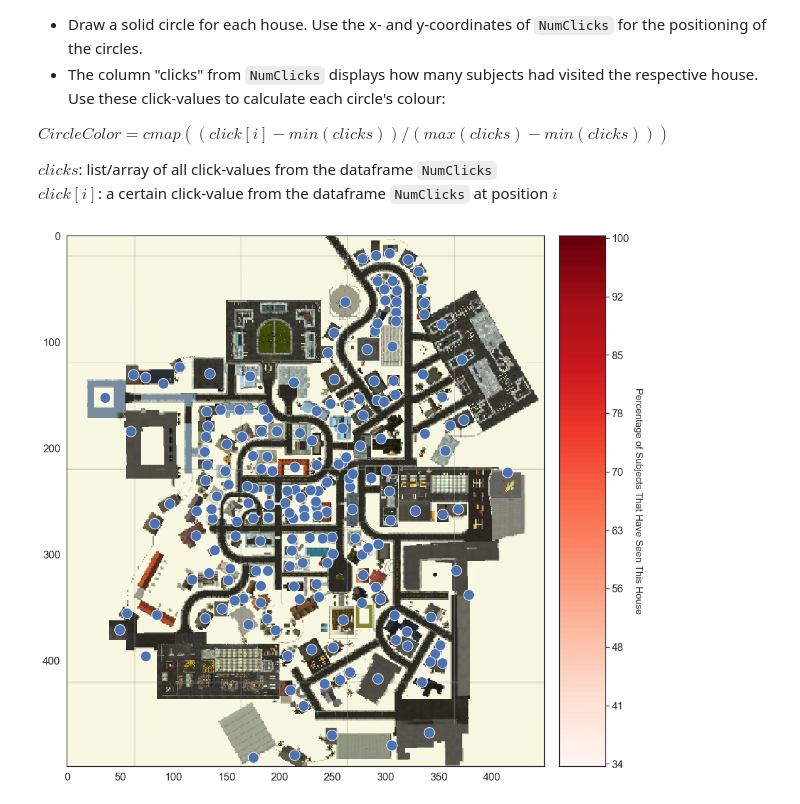
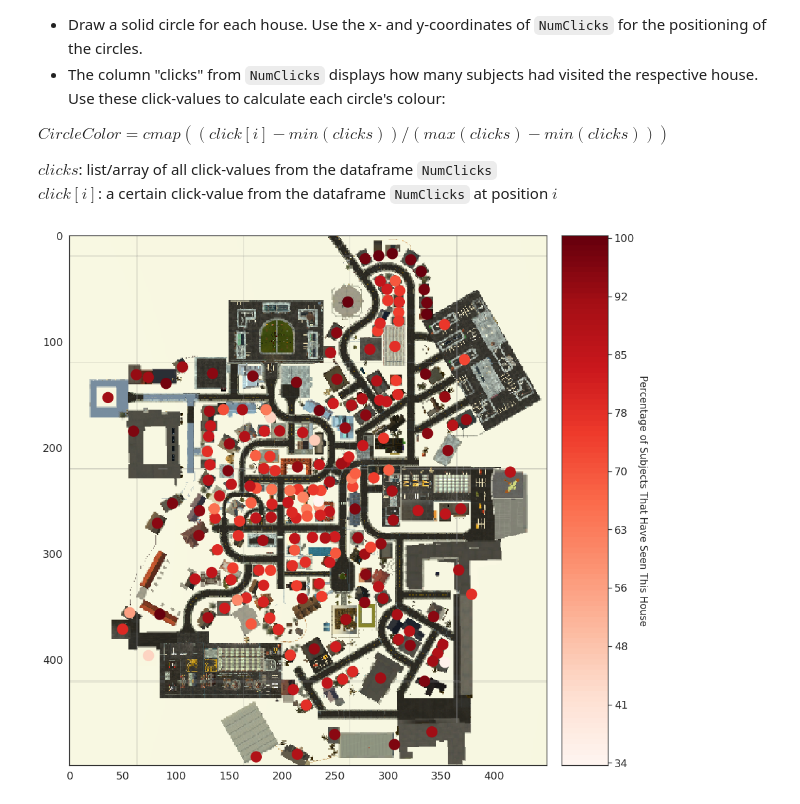
Before and after one commit to NBP-ACC/week-6-acc_8, a Jupyter notebook: sheet04.ipynb, the cells around one changed output. Cells and saved outputs as stored; diff of their text form; code cells hidden in the pictures.

```diff
--- a/sheet04.ipynb
+++ b/sheet04.ipynb
@@ -315,43 +319,35 @@
 # set the path as file 'Data', read the image
 PATH = os.getcwd()+ '/Data/'
 SeahavenMap = Image.open(PATH + 'map5.png')
 NumClicks = pd.read_csv(PATH + 'Clicks.csv')
 
 
 # set everything up to display the Seahaven Map
 fig = plt.figure(figsize=(15,15))
 SeahavenMap = SeahavenMap.resize((450,500))
 ax = plt.subplot2grid((10, 10), (0, 0), colspan=9,rowspan=10)
 plt.imshow(SeahavenMap, aspect = 'equal')
 
 # choose a colormap for the circles that display the houses
 cmap = plt.cm.get_cmap('Reds')
 
 # draw the circles and give them the right color (using the given colormap)
-# TODO
-
-x = NumClicks['x']
-y = NumClicks['y']
-for xx,yy in zip(x,y):
-    circ = plt.Circle((xx,yy), 5)
-    ax.add_patch(circ)
-
 clicks = NumClicks['clicks']
-for house in NumClicks['House']:
-    for i in clicks:
-        CircleColor = cmap((clicks[i] - min(clicks)) / (max(clicks) - min(clicks)))
-
+for index, row in NumClicks.iterrows():
+    CircleColor = cmap((clicks[index] - min(clicks))/(max(clicks) - min(clicks)))
+    circle = plt.Circle((row['x'],row['y']), color=CircleColor)
+    ax.add_artist(circle)
 
 # set everything up to display the Colormap / legend for the circle's colors
 a=np.outer(np.arange(0,1,0.01),np.ones(3))
 ax2 = plt.subplot2grid((10, 10), (0, 9),rowspan=10)
 plt.imshow(a,aspect='auto',cmap='Reds',origin="lower")
 ax2.get_xaxis().set_ticks([])
 ax2.get_yaxis().set_ticks(np.linspace(0,99,10))
 ax2.get_yaxis().set_ticklabels(np.linspace((min(clicks)/64)*100,(max(clicks)/64)*100,10,dtype=int))
 ax2.yaxis.tick_right()
 ax2.set_ylabel("Percentage of Subjects That Have Seen This House",rotation=270, fontsize=15, labelpad=20)
 ax2.yaxis.set_label_position("right")
 plt.show()
 # %% [output]
-[figure, old version]
+[figure, new version]
```
Also changed, not shown: parts of 6 cells of this notebook.
